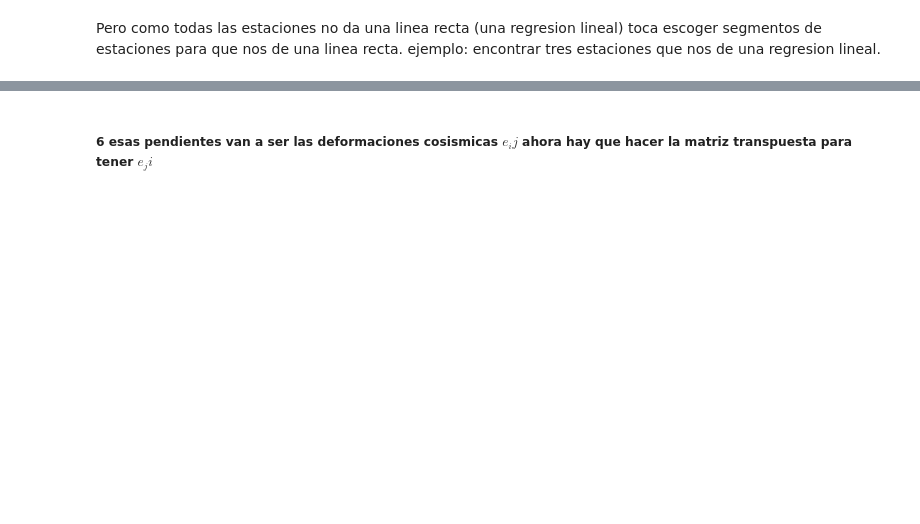
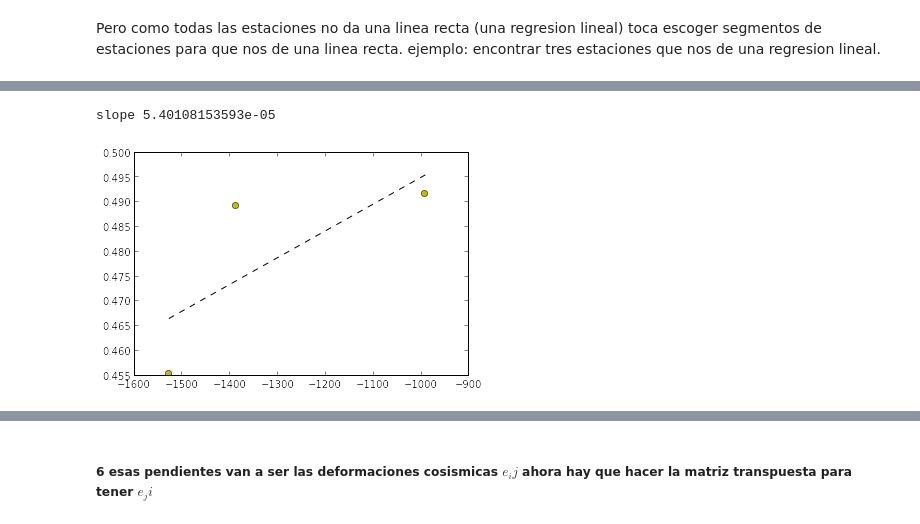
Before and after one commit to LinaPerez/Garcia_PerezAngel_Hw8, a Jupyter notebook: Terremoto/Tensores.ipynb, the cells around one changed output, grey strips where cells are left out. Drawn from its saved outputs; the diff is of its cells as text; code cells hidden in the pictures; blank space fills up the shorter version.

```diff
--- a/Terremoto/Tensores.ipynb
+++ b/Terremoto/Tensores.ipynb
@@ -168,0 +213,11 @@ print tres
+# %%
+#scatter(x1, u_e)
+fit = polyfit(x1,u_e,1)
+fit_fn = poly1d(fit)
+plot(x1,u_e, 'yo', x1, fit_fn(x1), '--k')
+slope, intercept, r_value, p_value, std_err = stats.linregress(x1, u_e)
+s_11 = slope
+print 'slope', s_11
+# %% [output]
+slope 5.40108153593e-05
+[figure, added]
```
Also changed, not shown: parts of 17 cells of this notebook.
